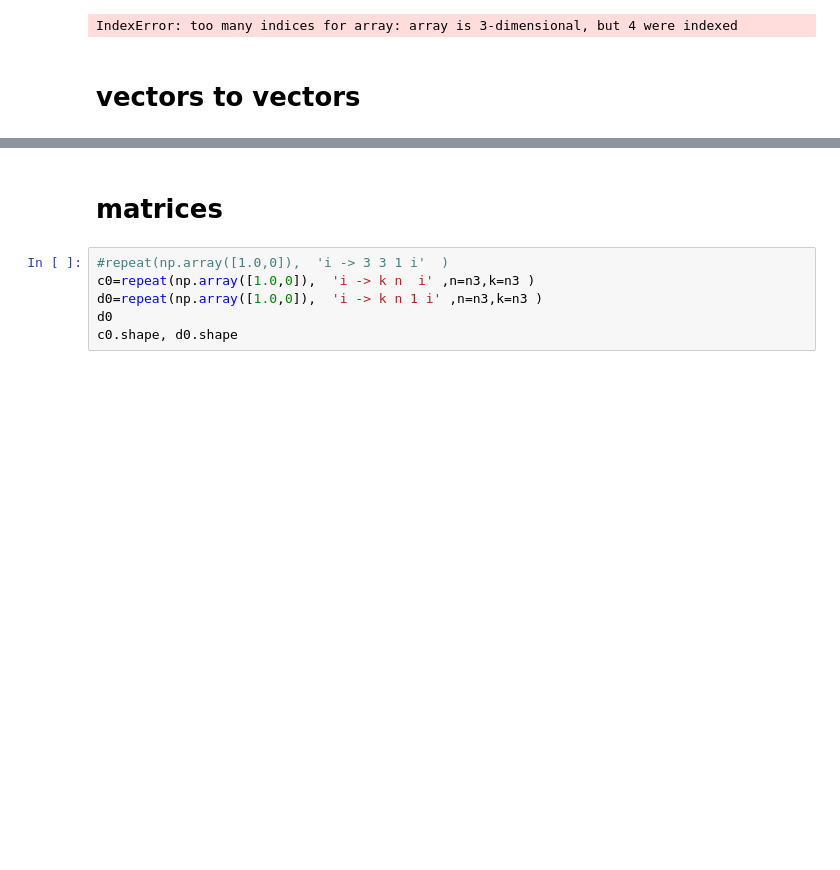
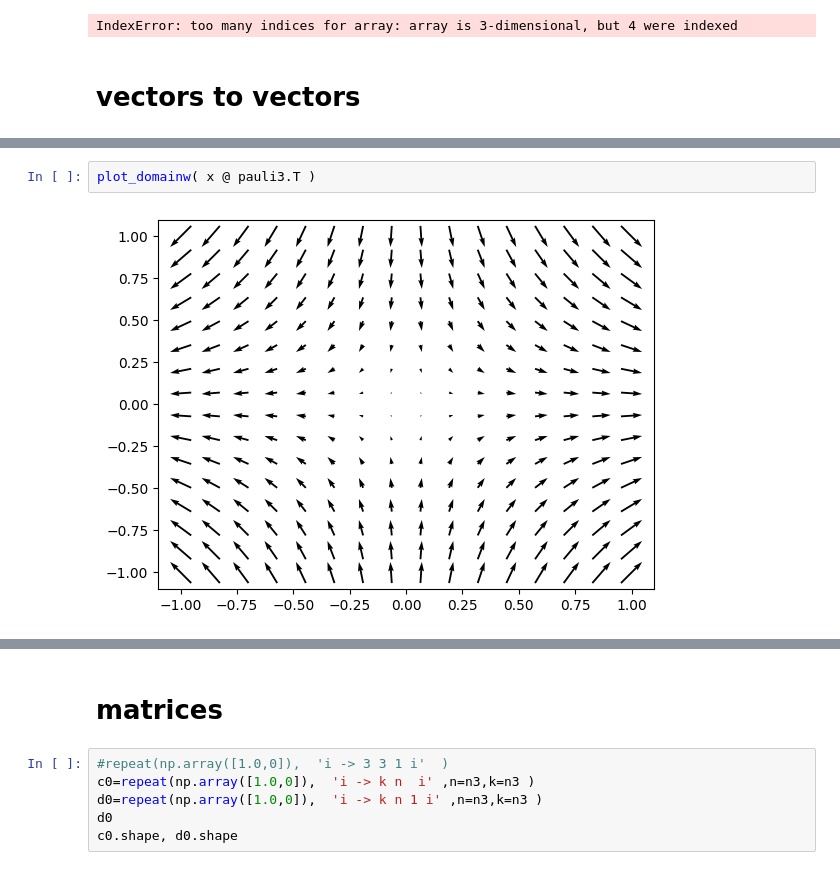
Before and after one commit to martin12333/marti-onedrive, a Jupyter notebook: AI/mm--linear-algebra-for-neural-networks/mm--parameter-maps.ipynb, the cells around one changed output, grey strips where cells are left out. Saved outputs shown, nothing was run; the diff lists cells and outputs as text; blank space fills up the shorter version.

```diff
--- a/AI/mm--linear-algebra-for-neural-networks/mm--parameter-maps.ipynb
+++ b/AI/mm--linear-algebra-for-neural-networks/mm--parameter-maps.ipynb
@@ -258,0 +267,4 @@ plot_domainw(x)
+# %%
+plot_domainw( x @ pauli3.T )
+# %% [output]
+[figure, added]
```
Also changed, not shown: parts of 8 cells of this notebook, 1 other file.
